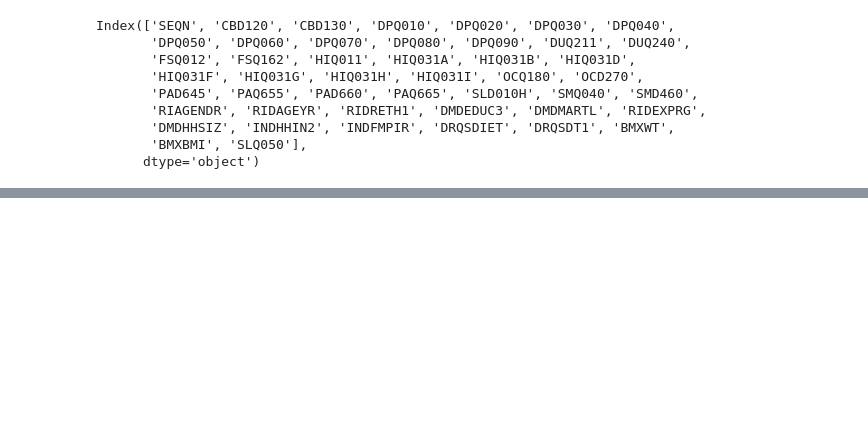
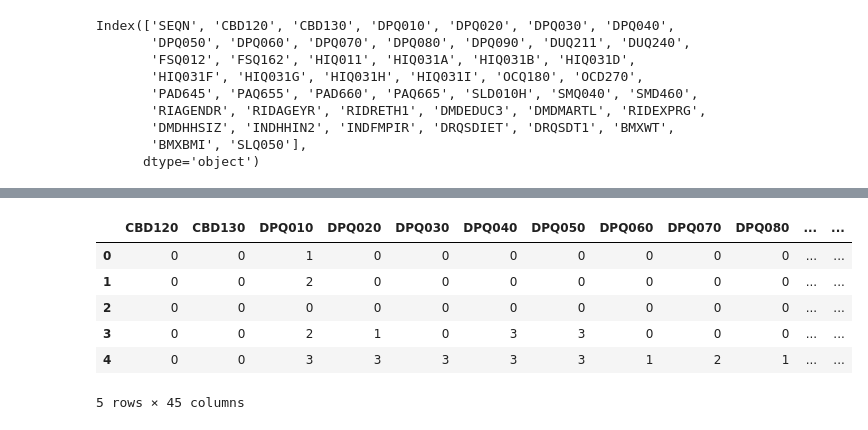
Before and after one commit to ikleinman/final_proj, a Jupyter notebook: original_csv_files/Feature_Selection.ipynb, the cells around one changed output, grey strips where cells are left out. Saved outputs shown, nothing was run; the diff lists cells and outputs as text; code cells hidden in the pictures; blank space fills up the shorter version.

```diff
--- a/original_csv_files/Feature_Selection.ipynb
+++ b/original_csv_files/Feature_Selection.ipynb
@@ -82,0 +94,5 @@ encoded_y.shape)
+# %%
+for col in X:
+    k =label_encoder.fit(X[col])
+    X[col] = label_encoder.transform(X[col])
+    print(col)
@@ -82,0 +117,10 @@ encoded_y.shape)
+# %%
+X.head()
+# %% [output]
+|  | CBD120 | CBD130 | DPQ010 | DPQ020 | DPQ030 | DPQ040 | DPQ050 | DPQ060 | DPQ070 | DPQ080 | ... | ... |
+| 0 | 0 | 0 | 1 | 0 | 0 | 0 | 0 | 0 | 0 | 0 | ... | ... |
+| 1 | 0 | 0 | 2 | 0 | 0 | 0 | 0 | 0 | 0 | 0 | ... | ... |
+| 2 | 0 | 0 | 0 | 0 | 0 | 0 | 0 | 0 | 0 | 0 | ... | ... |
+| 3 | 0 | 0 | 2 | 1 | 0 | 3 | 3 | 0 | 0 | 0 | ... | ... |
+| 4 | 0 | 0 | 3 | 3 | 3 | 3 | 3 | 1 | 2 | 1 | ... | ... |
+5 rows × 45 columns
```
Also changed, not shown: parts of 23 cells of this notebook, 1 other file.
